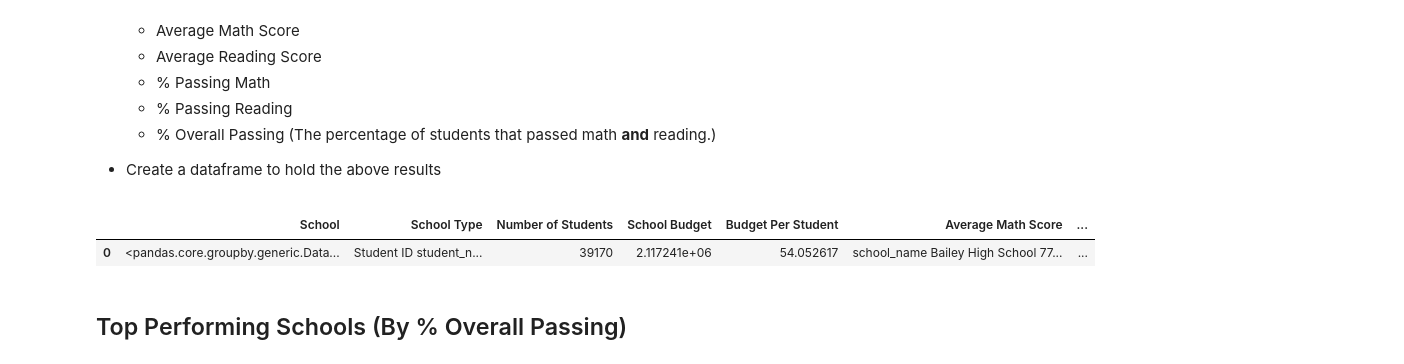
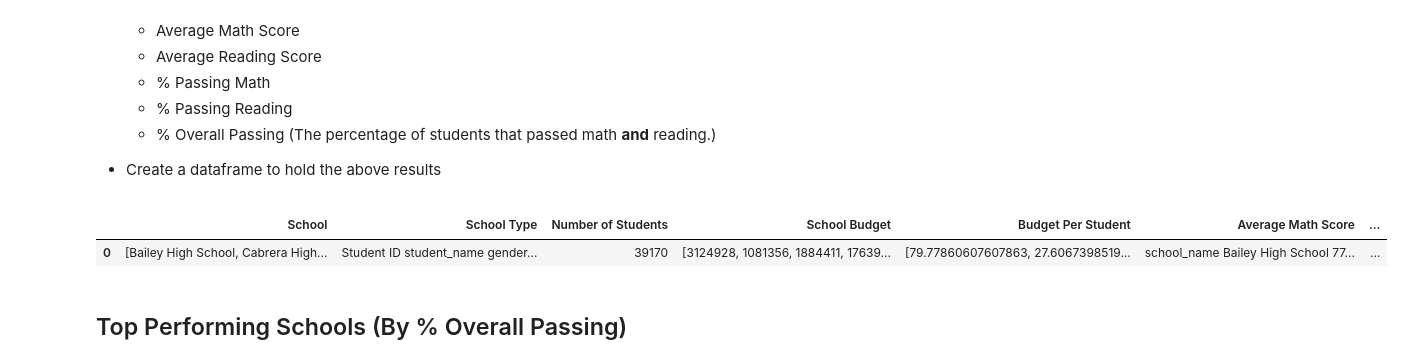
Before and after one commit to james0lee/Pandas-Challenge, a Jupyter notebook: Pandas-Challenge/PyCitySchools/PyCitySchools_starter.ipynb, the cells around one changed output. Drawn from its saved outputs; the diff is of its cells as text; code cells hidden in the pictures.

Commit message:
Add files via upload
completed school but with some bugs

```diff
--- a/Pandas-Challenge/PyCitySchools/PyCitySchools_starter.ipynb
+++ b/Pandas-Challenge/PyCitySchools/PyCitySchools_starter.ipynb
@@ -103,45 +106,47 @@ district_summary.head()
 
 * Create a dataframe to hold the above results
 # %%
-school_name = complete_df.set_index('school_name').groupby(['school_name'])
-#
-school_type = complete_df.set_index('school_name')
+school_df = complete_df.groupby('school_name')
+
+school = complete_df['school_name'].sort_values().unique()
+
+school_type = complete_df.set_index('type')
 
 students_per_school= complete_df['Student ID'].count()
 
-school_budget = complete_df['budget'].mean()
+school_budget = list(school_df['budget'].mean())
 
 student_budget = school_budget/students_per_school
 
-avg_math = school_name["math_score"].mean()
+avg_math = school_df["math_score"].mean()
 
-avg_read = school_name["reading_score"].mean()
+avg_read =school_df["reading_score"].mean()
 
 pass_math = complete_df[complete_df["math_score"] >=70].groupby('school_name')['Student ID'].count()
 school_percent_math = pass_math/ students_per_school *100
 
-pass_read = complete_df[complete_df["reading_score"] >=70].groupby('school_name')['Student ID'].count()
-school_percent_read = pass_read/ students_per_school *100
+pass_read = complete_df[complete_df["reading_score"] >=70].groupby('school_name')['Student ID'].count()/students_per_school
+school_percent_read = pass_read *100
 
-pass_overal= complete_df[(complete_df["reading_score"]>=70) & (complete_df["math_score"]>=70)].groupby('school_name')['Student ID'].count()
-school_percent_pass= pass_overal/students_per_school * 100
+pass_overal= complete_df[(complete_df["reading_score"]>=70) & (complete_df["math_score"]>=70)].groupby('school_name')['Student ID'].count()/students_per_school
+school_percent_pass= pass_overal * 100
 # %%
 #dataframe for school summary
-school_summary = pd.DataFrame ({"School": [school_name],
+school_summary = pd.DataFrame ({"School": [school],
                                 "School Type": [school_type],
                                 "Number of Students": [students_per_school],
                                 "School Budget": [school_budget],
                                 "Budget Per Student": [student_budget],
                                 "Average Math Score": [avg_math],
                                 "Average Reading Score": [avg_read],
                                 "Percentage of Passing Math": [school_percent_math],
                                 "Percentage of Passing Reading": [school_percent_read],
                                 "Percentage of Passing": [school_percent_pass] })
 
 school_summary.head()
 # %% [output]
 |  | School | School Type | Number of Students | School Budget | Budget Per Student | Average Math Score | ... |
-| 0 | <pandas.core.groupby.generic.Data... | Student ID student_n... | 39170 | 2.117241e+06 | 54.052617 | school_name Bailey High School 77... | ... |
+| 0 | [Bailey High School, Cabrera High... | Student ID student_name gender... | 39170 | [3124928, 1081356, 1884411, 17639... | [79.77860607607863, 27.6067398519... | school_name Bailey High School 77... | ... |
 # %% [markdown]
 ## Top Performing Schools (By % Overall Passing)
 # %% [markdown]
```
Also changed, not shown: parts of 15 cells of this notebook, 1 other file.
